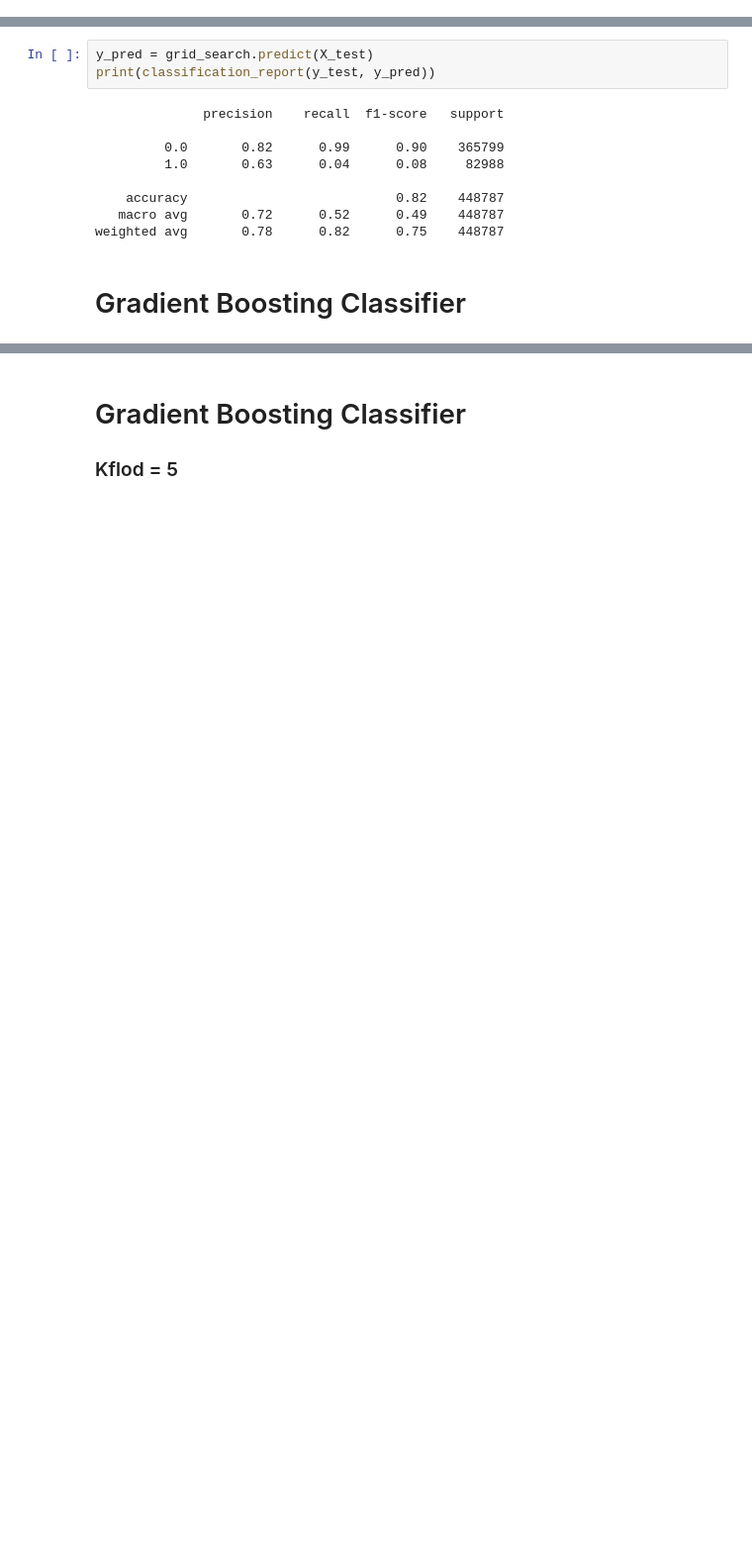
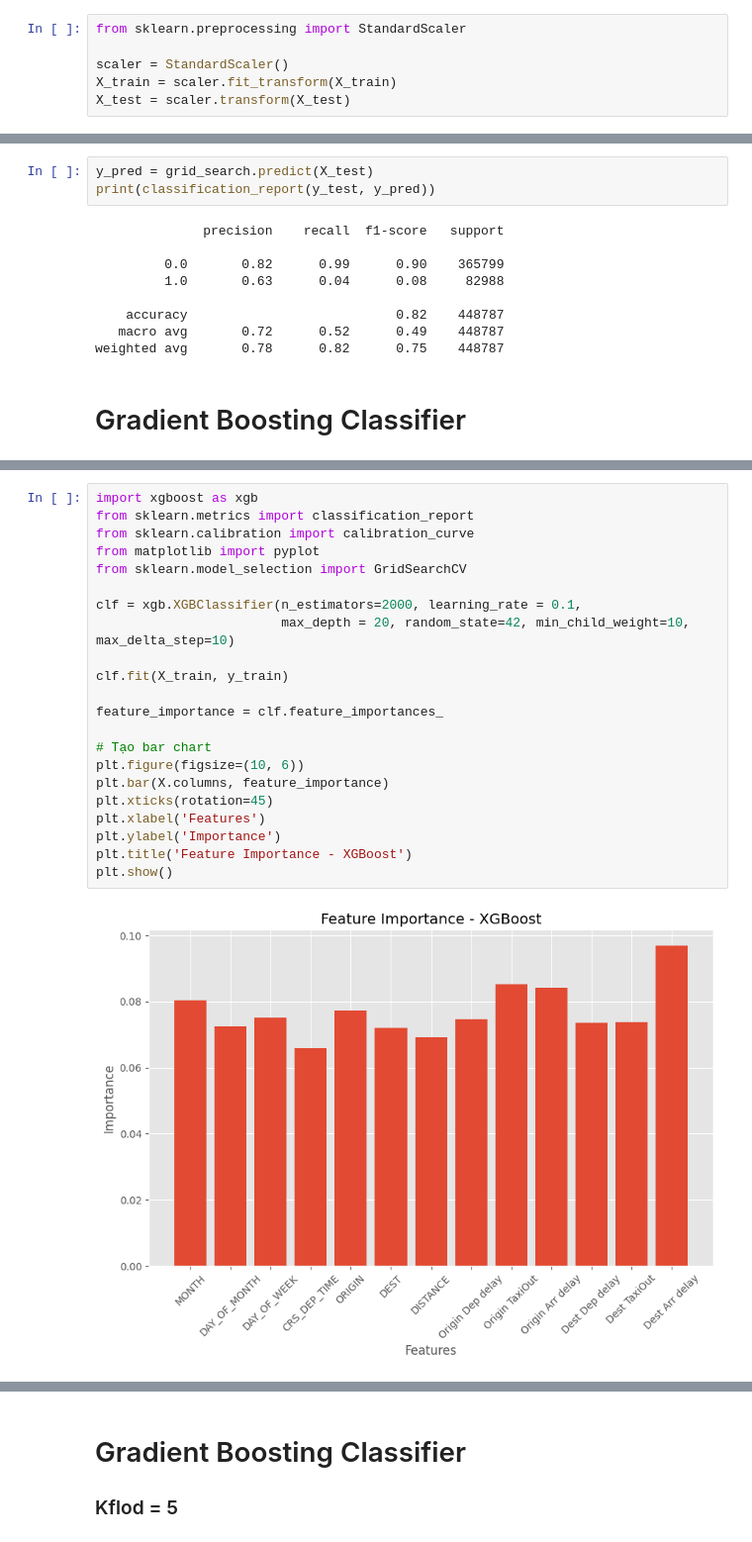
Before and after one commit to tringuyen01/delayed_flight, a Jupyter notebook: delay.ipynb, the cells around one changed output, grey strips where cells are left out. Shown at 99% size. Cells and saved outputs as stored; diff of their text form; blank space fills up the shorter version.

```diff
--- a/delay.ipynb
+++ b/delay.ipynb
@@ -684,3 +686,9 @@ X_train, X_test, y_train, y_test = train_test_split(X, y, test_size=0.2, random_
+# %%
+from sklearn.preprocessing import StandardScaler
+
+scaler = StandardScaler()
+X_train = scaler.fit_transform(X_train)
+X_test = scaler.transform(X_test)
 # %% [markdown]
 # Random Forest Classifier
 # %%
@@ -798,3 +802,27 @@ pyplot.show()
+# %%
+import xgboost as xgb
+from sklearn.metrics import classification_report
+from sklearn.calibration import calibration_curve
+from matplotlib import pyplot
+from sklearn.model_selection import GridSearchCV
+
+clf = xgb.XGBClassifier(n_estimators=2000, learning_rate = 0.1,
+                        max_depth = 20, random_state=42, min_child_weight=10, max_delta_step=10)
+
+clf.fit(X_train, y_train)
+
+feature_importance = clf.feature_importances_
+
+# Tạo bar chart
+plt.figure(figsize=(10, 6))
+plt.bar(X.columns, feature_importance)
+plt.xticks(rotation=45)
+plt.xlabel('Features')
+plt.ylabel('Importance')
+plt.title('Feature Importance - XGBoost')
+plt.show()
+# %% [output]
+[figure, added]
 # %%
 y_predicted = clf.predict(X_test)
 print(classification_report(y_test, y_predicted))
```
Also changed, not shown: parts of 15 cells of this notebook.
